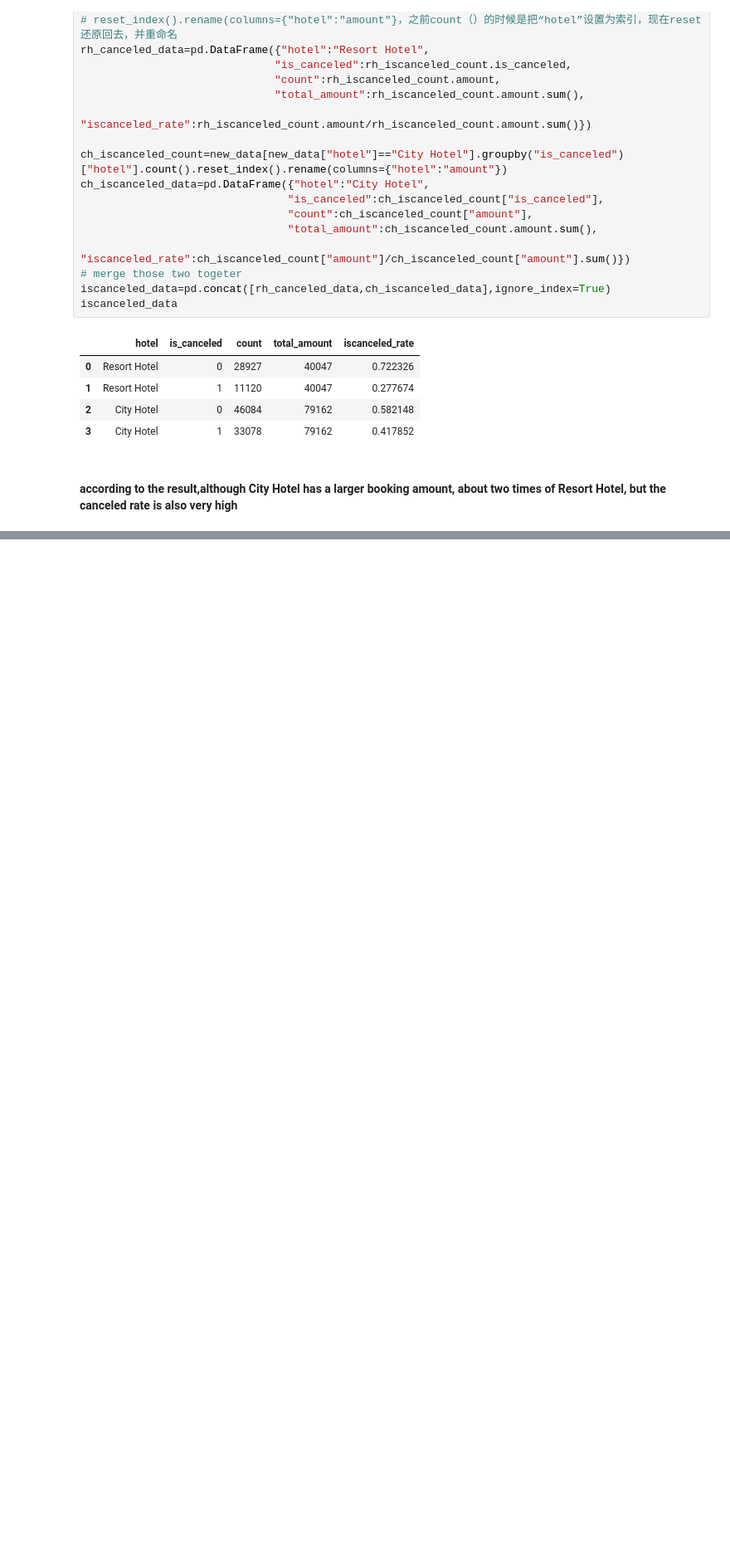
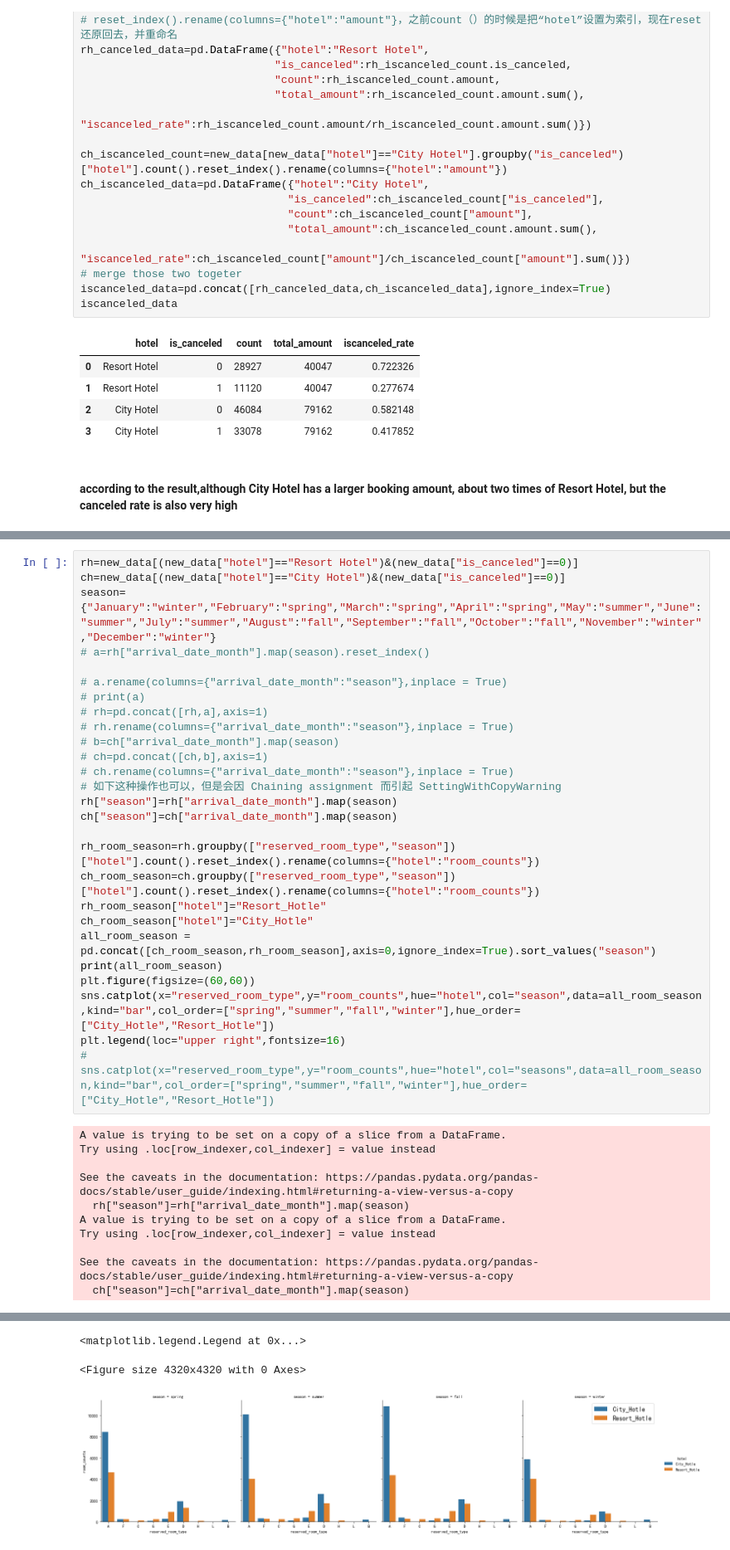
Before and after one commit to DuanLee2520/hotel, a Jupyter notebook: analyze.ipynb, the cells around one changed output, grey strips where cells are left out. Shown: that part at 83% size. Cells and saved outputs as stored; diff of their text form; blank space fills up the shorter version.

```diff
--- a/analyze.ipynb
+++ b/analyze.ipynb
@@ -186,0 +255,38 @@ reversal_book_rate
+# %%
+rh=new_data[(new_data["hotel"]=="Resort Hotel")&(new_data["is_canceled"]==0)]
+ch=new_data[(new_data["hotel"]=="City Hotel")&(new_data["is_canceled"]==0)]
+season={"January":"winter","February":"spring","March":"spring","April":"spring","May":"summer","June":"summer","July":"summer","August":"fall","September":"fall","October":"fall","November":"winter","December":"winter"}
+# a=rh["arrival_date_month"].map(season).reset_index()
+
+# a.rename(columns={"arrival_date_month":"season"},inplace = True)
+# print(a)
+# rh=pd.concat([rh,a],axis=1)
+# rh.rename(columns={"arrival_date_month":"season"},inplace = True)
+# b=ch["arrival_date_month"].map(season)
+# ch=pd.concat([ch,b],axis=1)
+# ch.rename(columns={"arrival_date_month":"season"},inplace = True)
+# 如下这种操作也可以，但是会因 Chaining assignment 而引起 SettingWithCopyWarning
+rh["season"]=rh["arrival_date_month"].map(season)
+ch["season"]=ch["arrival_date_month"].map(season)
+
+rh_room_season=rh.groupby(["reserved_room_type","season"])["hotel"].count().reset_index().rename(columns={"hotel":"room_counts"})
+ch_room_season=ch.groupby(["reserved_room_type","season"])["hotel"].count().reset_index().rename(columns={"hotel":"room_counts"})
+rh_room_season["hotel"]="Resort_Hotle"
+ch_room_season["hotel"]="City_Hotle"
+all_room_season = pd.concat([ch_room_season,rh_room_season],axis=0,ignore_index=True).sort_values("season")
+print(all_room_season)
+plt.figure(figsize=(60,60))
+sns.catplot(x="reserved_room_type",y="room_counts",hue="hotel",col="season",data=all_room_season,kind="bar",col_order=["spring","summer","fall","winter"],hue_order=["City_Hotle","Resort_Hotle"])
+plt.legend(loc="upper right",fontsize=16)
+# sns.catplot(x="reserved_room_type",y="room_counts",hue="hotel",col="seasons",data=all_room_season,kind="bar",col_order=["spring","summer","fall","winter"],hue_order=["City_Hotle","Resort_Hotle"])
+# %% [output]
+A value is trying to be set on a copy of a slice from a DataFrame.
+Try using .loc[row_indexer,col_indexer] = value instead
+
+See the caveats in the documentation: https://pandas.pydata.org/pandas-docs/stable/user_guide/indexing.html#returning-a-view-versus-a-copy
+  rh["season"]=rh["arrival_date_month"].map(season)
+A value is trying to be set on a copy of a slice from a DataFrame.
+Try using .loc[row_indexer,col_indexer] = value instead
+
+See the caveats in the documentation: https://pandas.pydata.org/pandas-docs/stable/user_guide/indexing.html#returning-a-view-versus-a-copy
+  ch["season"]=ch["arrival_date_month"].map(season)
@@ -186,0 +310,3 @@ reversal_book_rate
+<matplotlib.legend.Legend at 0x...>
+<Figure size 4320x4320 with 0 Axes>
+[figure, added]
```
Also changed, not shown: parts of 12 cells of this notebook.
